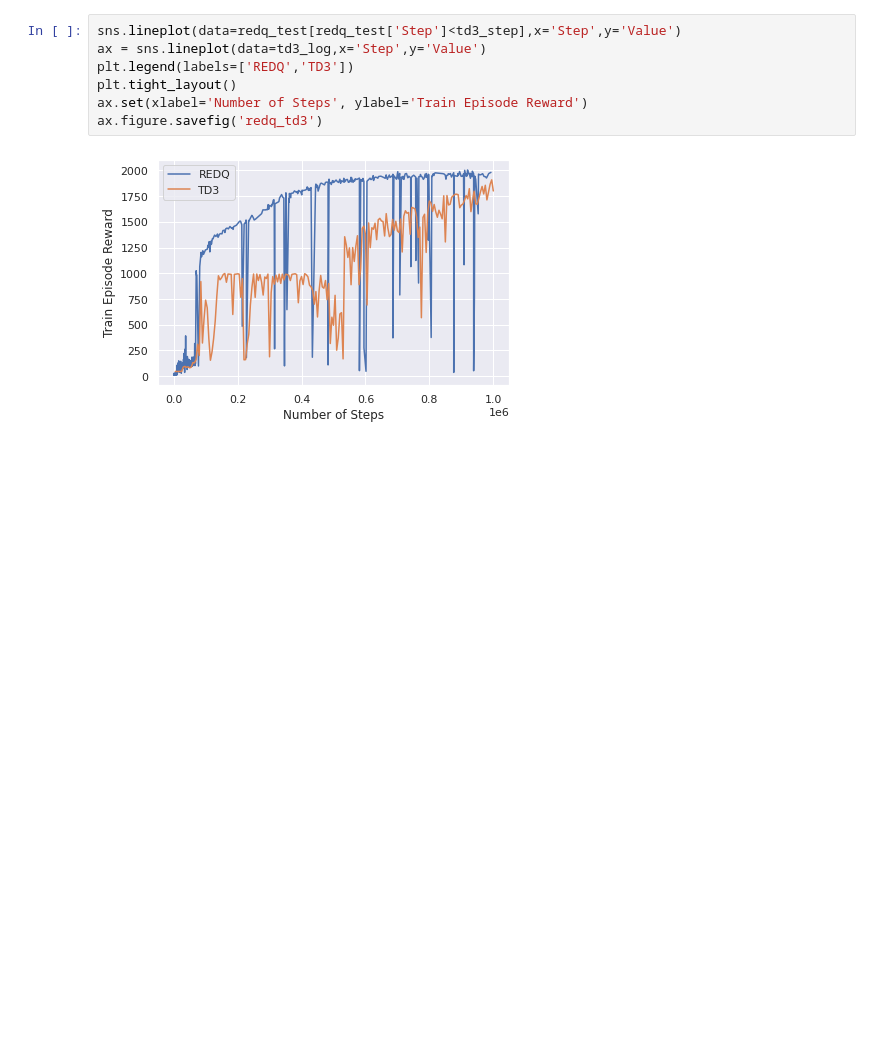
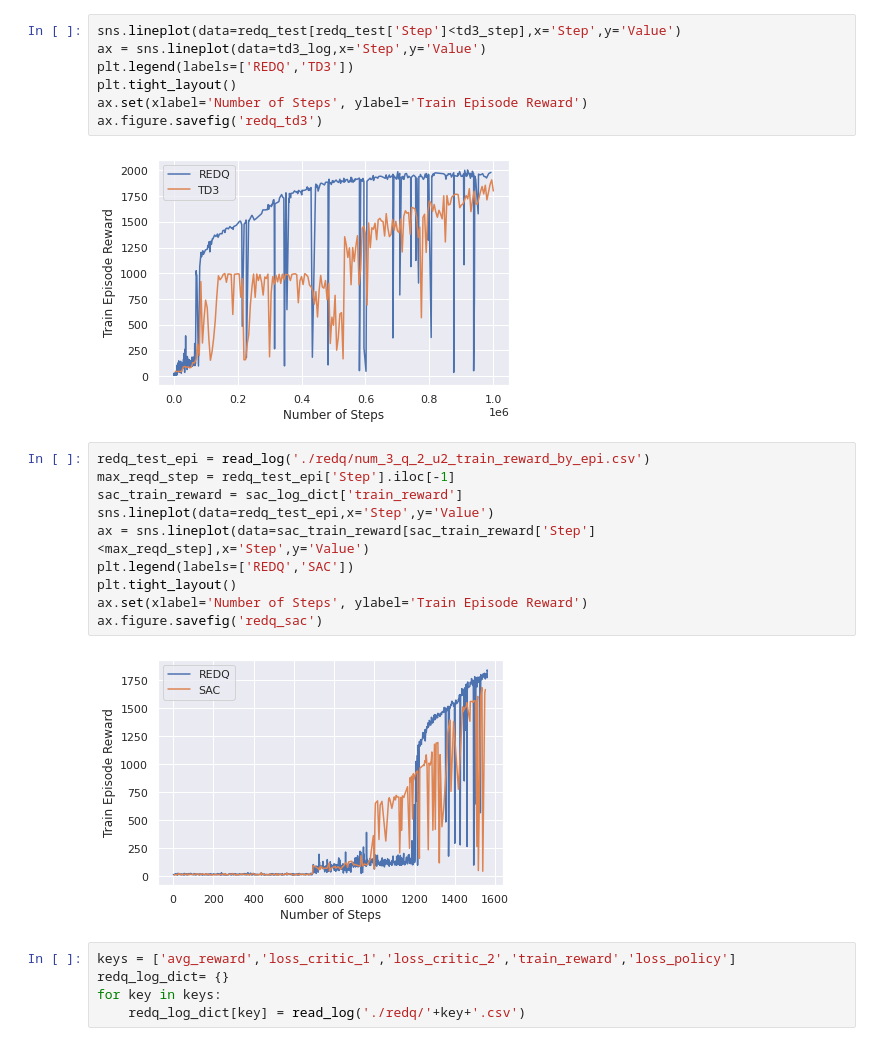
Before and after one commit to limaries30/ee619_term_project, a Jupyter notebook: final_log/plotting.ipynb, the cells around one changed output. Saved outputs shown, nothing was run; the diff lists cells and outputs as text; blank space fills up the shorter version.

```diff
--- a/final_log/plotting.ipynb
+++ b/final_log/plotting.ipynb
@@ -54,3 +54,20 @@ ax.set(xlabel='Number of Steps', ylabel='Train Episode Reward')
 ax.figure.savefig('redq_td3')
 # %% [output]
 [figure]
+# %%
+redq_test_epi = read_log('./redq/num_3_q_2_u2_train_reward_by_epi.csv')
+max_reqd_step = redq_test_epi['Step'].iloc[-1]
+sac_train_reward = sac_log_dict['train_reward']
+sns.lineplot(data=redq_test_epi,x='Step',y='Value')
+ax = sns.lineplot(data=sac_train_reward[sac_train_reward['Step']<max_reqd_step],x='Step',y='Value')
+plt.legend(labels=['REDQ','SAC'])
+plt.tight_layout()
+ax.set(xlabel='Number of Steps', ylabel='Train Episode Reward')
+ax.figure.savefig('redq_sac')
+# %% [output]
+[figure, added]
+# %%
+keys = ['avg_reward','loss_critic_1','loss_critic_2','train_reward','loss_policy']
+redq_log_dict= {}
+for key in keys:
+    redq_log_dict[key] = read_log('./redq/'+key+'.csv')
```
Also changed, not shown: parts of 13 cells of this notebook, 7 other files.
